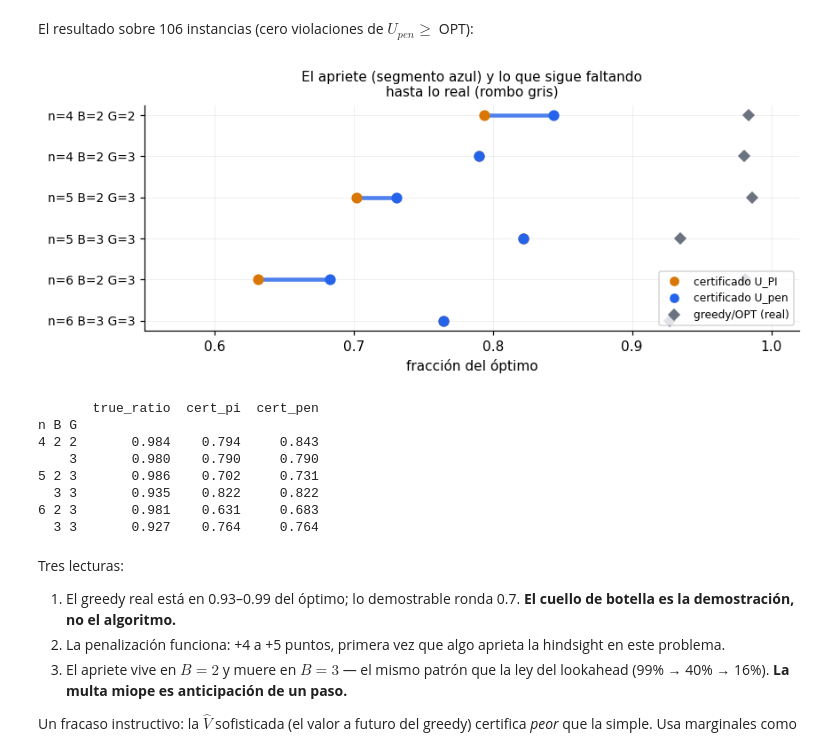
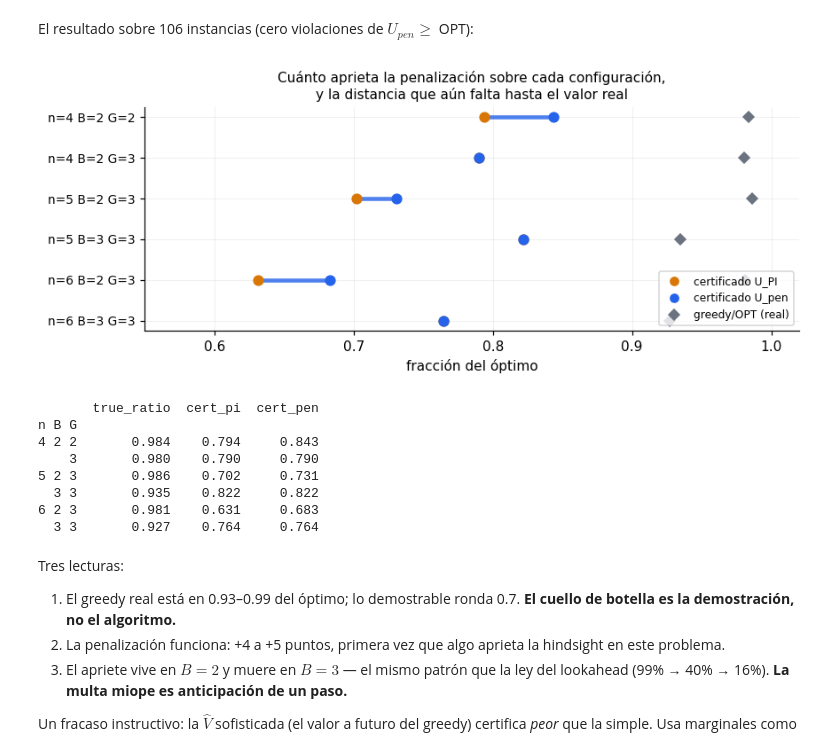
Before and after one commit to Vladi-roSP/pooled-testing-dynamic, a Jupyter notebook: augmented/notebooks/sesion_francisco.ipynb, the cells around one changed output. Cells and saved outputs as stored; diff of their text form; code cells hidden in the pictures.

Commit message:
style(notebooks): quita palabras de color de los títulos (apriete y escalera)

```diff
--- a/augmented/notebooks/sesion_francisco.ipynb
+++ b/augmented/notebooks/sesion_francisco.ipynb
@@ -234,30 +234,30 @@ El resultado sobre 106 instancias (cero violaciones de $U_{pen} \ge$ OPT):
 # %%
 cert = pd.read_csv(os.path.join(DATA, 'certificates_small_n.csv'))
 tabla = (cert.groupby(['n', 'B', 'G'])[['true_ratio', 'cert_pi', 'cert_pen']]
              .mean())
 cfgs = [f"n={a} B={b} G={g}" for a, b, g in tabla.index]
 
 fig, ax = plt.subplots(figsize=(8, 3.4))
 y = range(len(cfgs))[::-1]
 for yi, (_, row) in zip(y, tabla.iterrows()):
     ax.hlines(yi, row['cert_pi'], row['cert_pen'], color=AZUL, lw=3, alpha=0.8)
     ax.plot([row['cert_pi']], [yi], 'o', color=AMBAR, ms=7, zorder=3)
     ax.plot([row['cert_pen']], [yi], 'o', color=AZUL, ms=7, zorder=3)
     ax.plot([row['true_ratio']], [yi], 'D', color=GRIS, ms=6, zorder=3)
 ax.set_yticks(list(y)); ax.set_yticklabels(cfgs, fontsize=9)
 ax.set_xlabel('fracción del óptimo')
 ax.set_xlim(0.55, 1.02)
 from matplotlib.lines import Line2D
 ax.legend(handles=[
     Line2D([], [], marker='o', color=AMBAR, ls='', label='certificado U_PI'),
     Line2D([], [], marker='o', color=AZUL, ls='', label='certificado U_pen'),
     Line2D([], [], marker='D', color=GRIS, ls='', label='greedy/OPT (real)')],
     fontsize=8, loc='lower right')
-ax.set_title('El apriete (segmento azul) y lo que sigue faltando\nhasta lo real (rombo gris)', fontsize=10)
+ax.set_title('Cuánto aprieta la penalización sobre cada configuración,\ny la distancia que aún falta hasta el valor real', fontsize=10)
 fig.tight_layout(); plt.show()
 print(tabla.round(3))
 # %% [output]
-[figure, old version]
+[figure, new version]
        true_ratio  cert_pi  cert_pen
 n B G
 4 2 2       0.984    0.794     0.843
```
Also changed, not shown: parts of 1 cell of this notebook, 1 other file.
